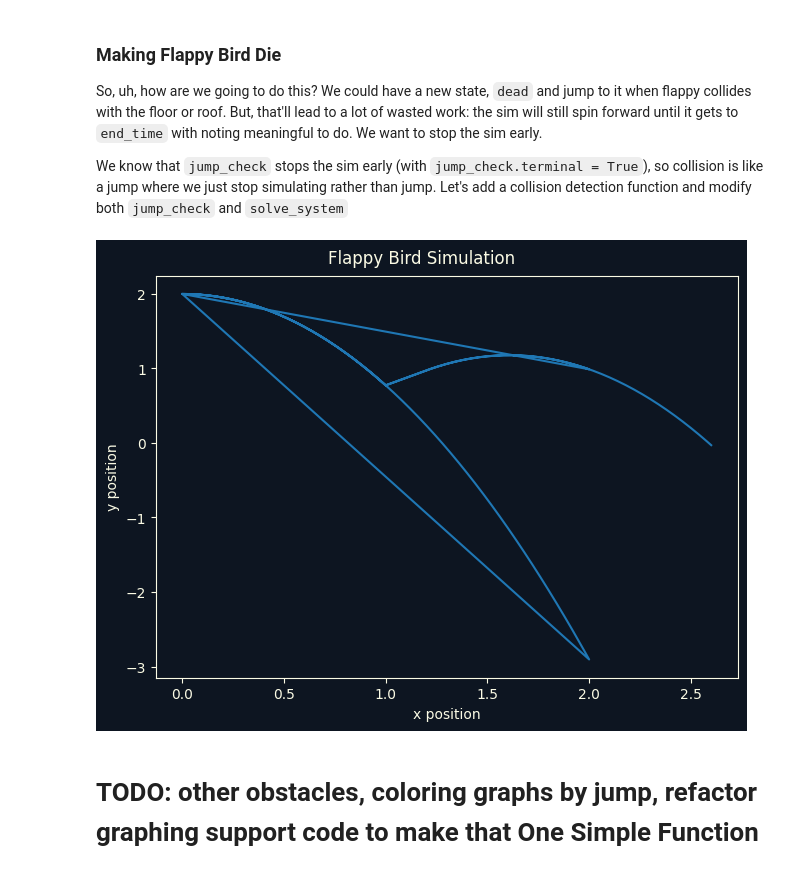
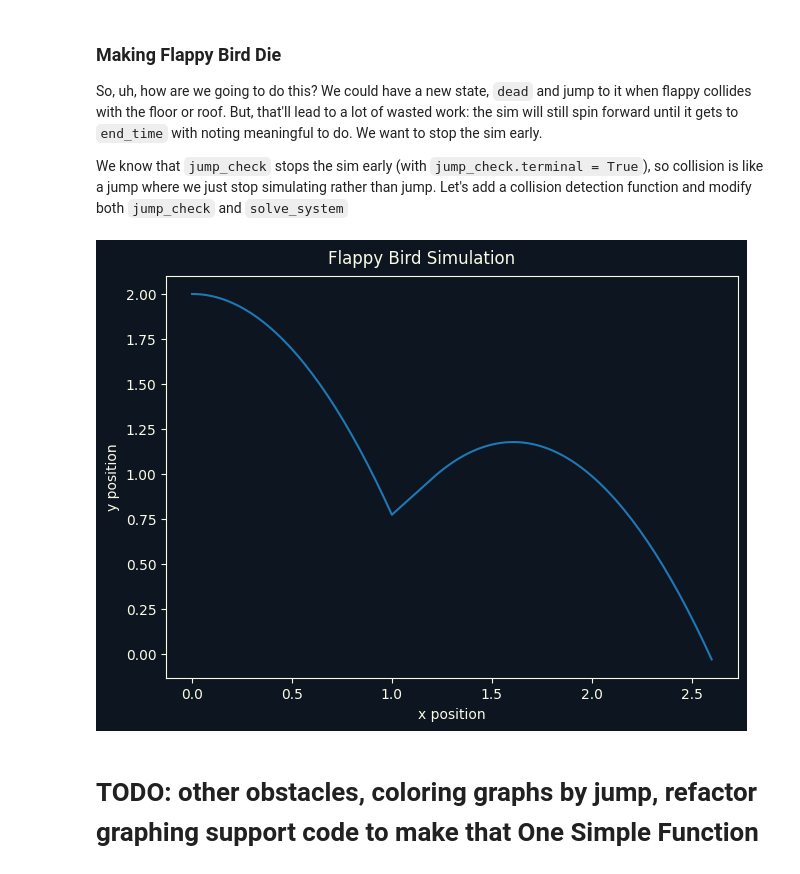
Before and after one commit to BunnyBlit/Blather, a Jupyter notebook: src/flapping-birds.ipynb, the cells around one changed output. Saved outputs shown, nothing was run; the diff lists cells and outputs as text; code cells hidden in the pictures.

```diff
--- a/src/flapping-birds.ipynb
+++ b/src/flapping-birds.ipynb
@@ -261,29 +261,22 @@ from util.columnar import Columnar
 from util.palette import blog_palette
 from util.graph import Graph
 from pathlib import Path
+from dataclasses import dataclass, field
 
+
+@dataclass
 class SimData(Columnar):
     """ Transforming our data a little bit. Matplotlib plays nicer with iterables
         for each dimension, rather than one iterable where each element is an array
     """
-    time: List[float]=[]
-    x_pos: List[float]=[]
-    y_pos: List[float]=[]
-    y_vel: List[float]=[]
-    pressed: List[float]=[]
+    time: List[float]=field(default_factory=list)
+    x_pos: List[float]=field(default_factory=list)
+    y_pos: List[float]=field(default_factory=list)
+    y_vel: List[float]=field(default_factory=list)
+    pressed: List[int]=field(default_factory=list)
 
-# some useful constants since the data will take the same form the entire time, and until we get to jumps
-# everything will be colored the same
-data_taxonomy = {
-        "time": float,
-        "x_pos": float,
-        "y_pos": float,
-        "y_vel": float,
-        "pressed": float
-}
 data = SimData.from_csv(
-    Path("../tmp/flapping_birds_falling_birds.csv"),
-    data_taxonomy
+    Path("../tmp/flapping_birds_falling_birds.csv")
 )
 graph = Graph(
     background=blog_palette["background"],
@@ -319,5 +312,4 @@ graph.add_style(
     """
 )
 graph.save(Path("../content/images/flapping_birds_falling_birds.svg"))
-del graph
 # %% [output]
@@ -480,8 +471,7 @@ solution = solve_system(flappy_bird_hybrid_system, hybrid_system_params, start_s
 write_csv(solution, "../tmp/flapping_birds_single_flap_long.csv")
 # %%
 data = SimData.from_csv(
-    Path("../tmp/flapping_birds_single_flap_long.csv"),
-    data_taxonomy
+    Path("../tmp/flapping_birds_single_flap_long.csv")
 )
 graph = Graph(
     background=blog_palette["background"],
@@ -491,33 +481,33 @@ graph = Graph(
 )
 graph.set_axis_labels(0, "y position", "x position")
 graph.plot(0, data.x_pos, data.y_pos, "flappy-height")
 graph.add_style(
     "flappy-height",
     f""".flappy-height{{
         stroke:{blog_palette['foreground']};
         stroke-width:1.5;
         stroke-linecap:square;
         fill:{blog_palette['background']};
         stroke-dasharray:140%;
         stroke-dashoffset:140%;
         animation-name:flappy-height-anim;
         animation-duration:5s;
         animation-timing-function:linear;
         animation-fill-mode:forwards;
         animation-iteration-count: 1;
     }}
     @keyframes flappy-height-anim{{
         from{{
             stroke-dashoffset:140%;
         }}
         to{{
             stroke-dashoffset:0%;
         }}
     }}
     """
 )
 graph.save("../content/images/flapping_birds_single_flap_long.svg")
 # %% [output]
-[figure, old version]
+[figure, new version]
 # %% [markdown]
 # TODO: other obstacles, coloring graphs by jump, refactor graphing support code to make that One Simple Function
```
Also changed, not shown: parts of 2 cells of this notebook, 6 other files.
